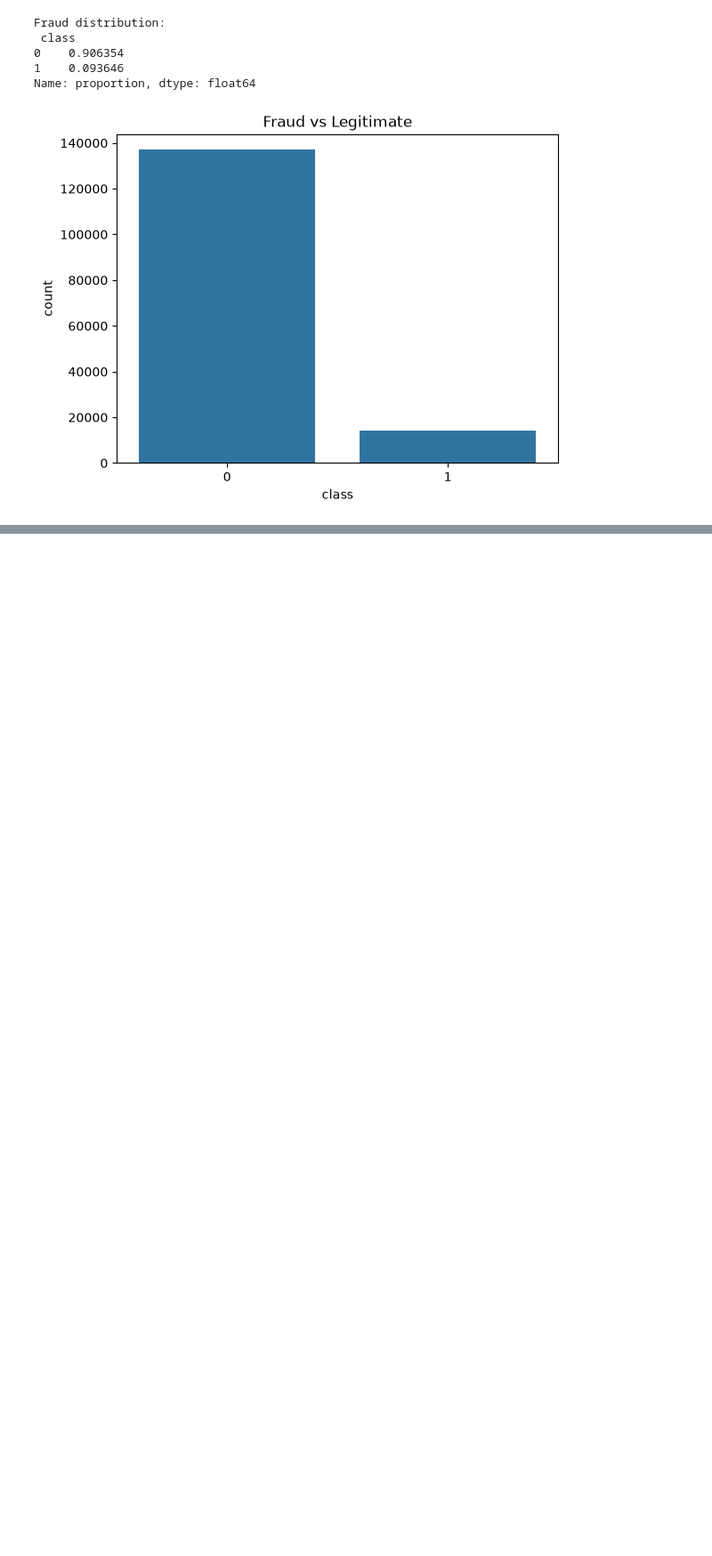
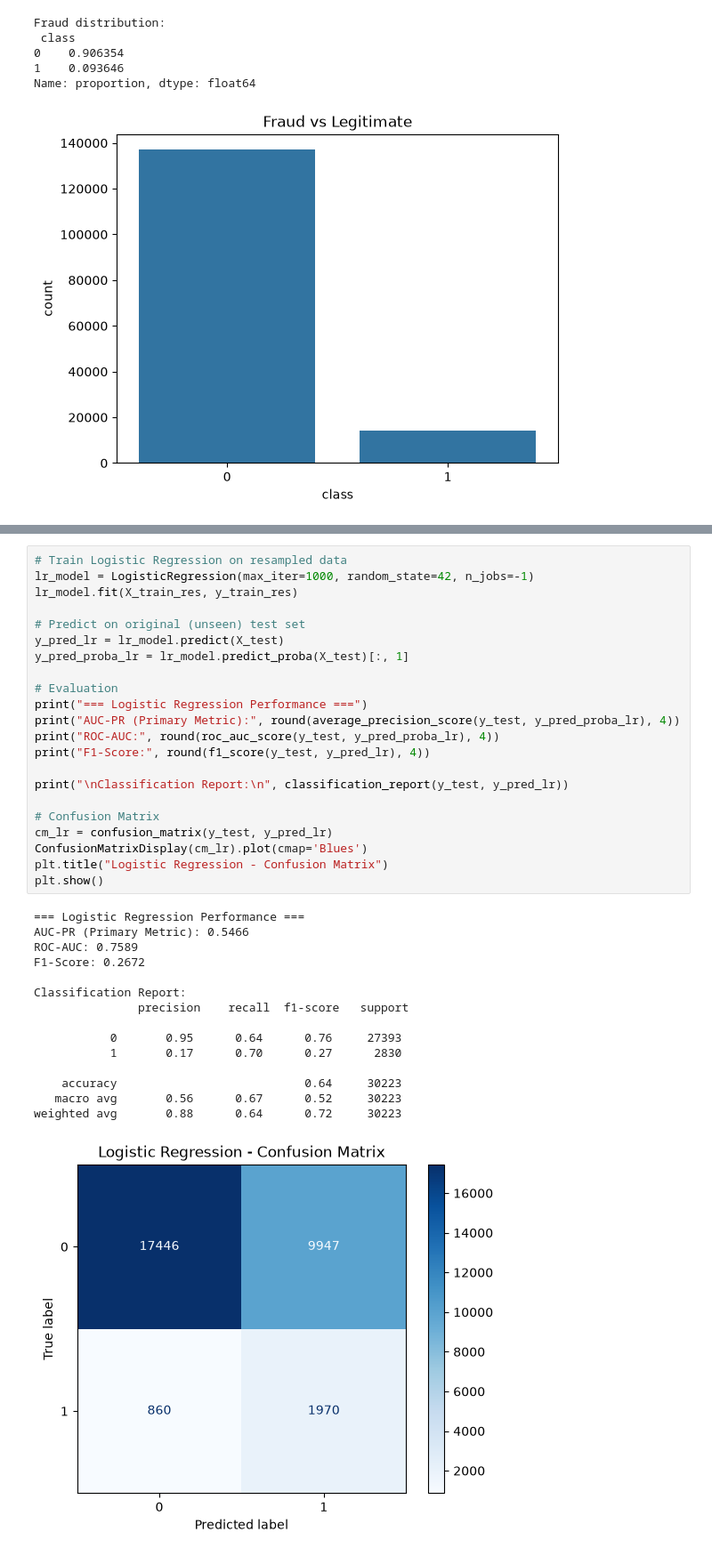
Before and after one commit to Dagi0808/fraud-detection-interim2, a Jupyter notebook: notebooks/eda_creditcard.ipynb, the cells around one changed output, grey strips where cells are left out. Shown at 89% size. Cells and saved outputs as stored; diff of their text form; blank space fills up the shorter version.

Commit message:
Complete Task 2: Baseline Logistic Regression + XGBoost Modeling with AUC-PR, F1, and Model Comparison

```diff
--- a/notebooks/eda_creditcard.ipynb
+++ b/notebooks/eda_creditcard.ipynb
@@ -105,0 +126,38 @@ Name: proportion, dtype: float64
+# %%
+# Train Logistic Regression on resampled data
+lr_model = LogisticRegression(max_iter=1000, random_state=42, n_jobs=-1)
+lr_model.fit(X_train_res, y_train_res)
+
+# Predict on original (unseen) test set
+y_pred_lr = lr_model.predict(X_test)
+y_pred_proba_lr = lr_model.predict_proba(X_test)[:, 1]
+
+# Evaluation
+print("=== Logistic Regression Performance ===")
+print("AUC-PR (Primary Metric):", round(average_precision_score(y_test, y_pred_proba_lr), 4))
+print("ROC-AUC:", round(roc_auc_score(y_test, y_pred_proba_lr), 4))
+print("F1-Score:", round(f1_score(y_test, y_pred_lr), 4))
+
+print("\nClassification Report:\n", classification_report(y_test, y_pred_lr))
+
+# Confusion Matrix
+cm_lr = confusion_matrix(y_test, y_pred_lr)
+ConfusionMatrixDisplay(cm_lr).plot(cmap='Blues')
+plt.title("Logistic Regression - Confusion Matrix")
+plt.show()
+# %% [output]
+=== Logistic Regression Performance ===
+AUC-PR (Primary Metric): 0.5466
+ROC-AUC: 0.7589
+F1-Score: 0.2672
+
+Classification Report:
+               precision    recall  f1-score   support
+
+           0       0.95      0.64      0.76     27393
+           1       0.17      0.70      0.27      2830
+
+    accuracy                           0.64     30223
+   macro avg       0.56      0.67      0.52     30223
+weighted avg       0.88      0.64      0.72     30223
+[figure, added]
```
Also changed, not shown: parts of 4 cells of this notebook.
